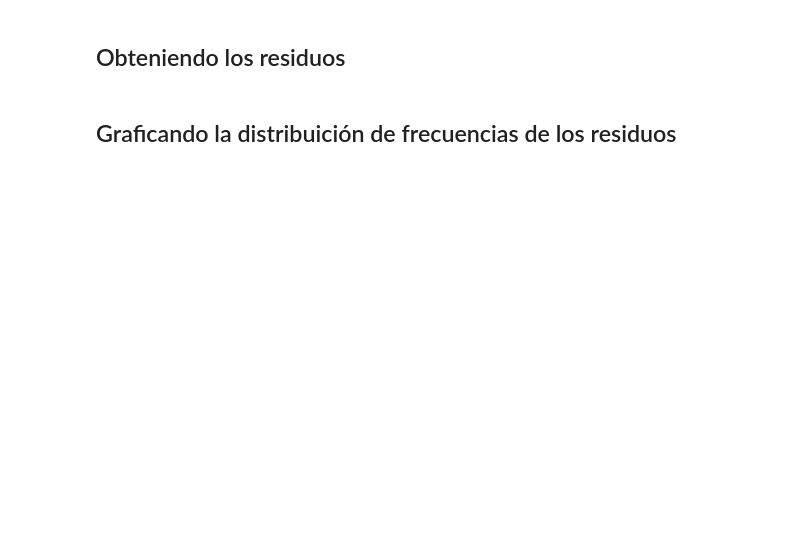
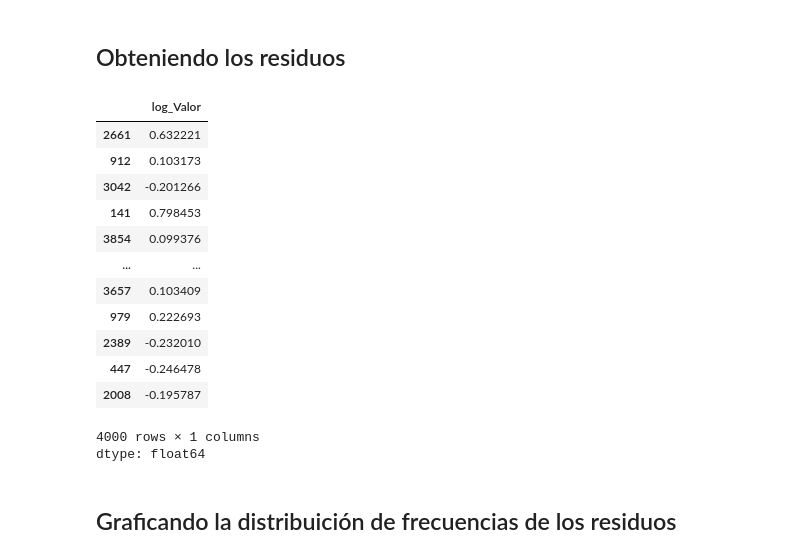
Before and after one commit to Tecindes/RegresionLineal_II, a Jupyter notebook: Regresión_Lineal_II.ipynb, the cells around one changed output. Cells and saved outputs as stored; diff of their text form; code cells hidden in the pictures; blank space fills up the shorter version.

```diff
--- a/Regresión_Lineal_II.ipynb
+++ b/Regresión_Lineal_II.ipynb
@@ -709,5 +743,23 @@ ax
 # %% [markdown]
 ## Obteniendo los residuos
+# %%
+residuo=y_train-y_predicho_train
+residuo
+# %% [output]
+|  | log_Valor |
+| 2661 | 0.632221 |
+| 912 | 0.103173 |
+| 3042 | -0.201266 |
+| 141 | 0.798453 |
+| 3854 | 0.099376 |
+| ... | ... |
+| 3657 | 0.103409 |
+| 979 | 0.222693 |
+| 2389 | -0.232010 |
+| 447 | -0.246478 |
+| 2008 | -0.195787 |
+4000 rows × 1 columns
+dtype: float64
 # %% [markdown]
 ## Graficando la distribuición de frecuencias de los residuos
 # %%
```
Also changed, not shown: parts of 9 cells of this notebook.
